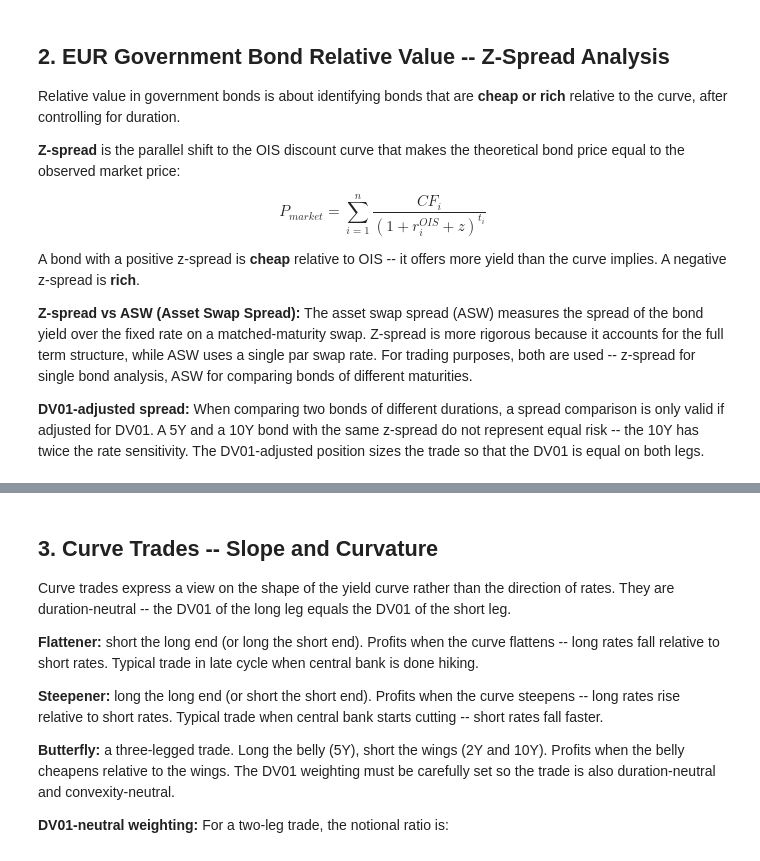
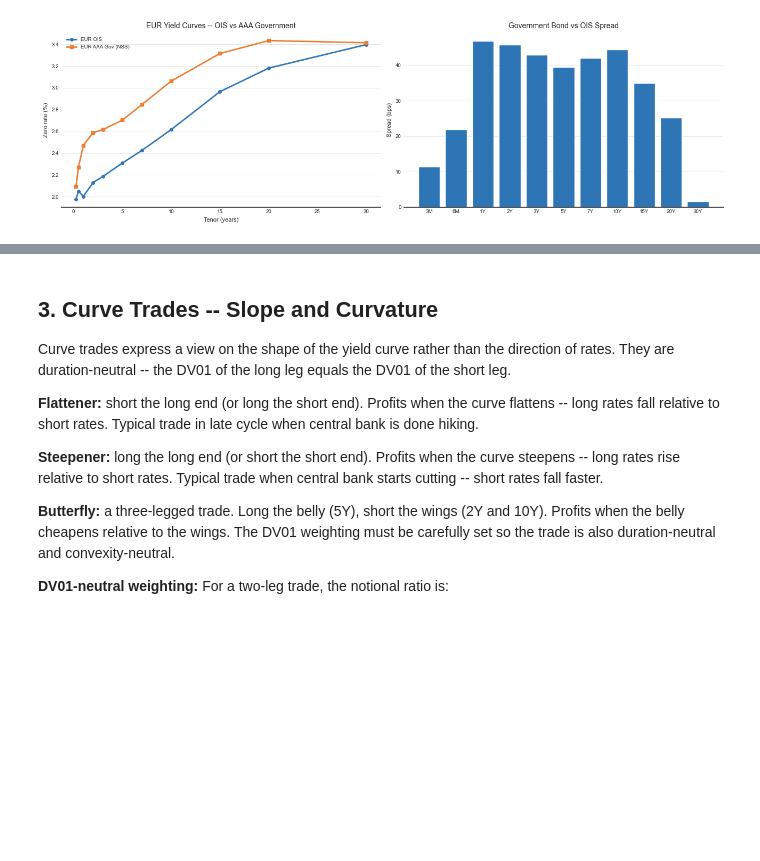
Before and after one commit to mrspatbile/quant-risk-engine, a Jupyter notebook: notebooks/02_asset_pricing/08_fi_strategy_rv.ipynb, the cells around one changed output, grey strips where cells are left out. Saved outputs shown, nothing was run; the diff lists cells and outputs as text; code cells hidden in the pictures; blank space fills up the shorter version.

```diff
--- a/notebooks/02_asset_pricing/08_fi_strategy_rv.ipynb
+++ b/notebooks/02_asset_pricing/08_fi_strategy_rv.ipynb
@@ -56,0 +66,11 @@ day_count = ql.Actual365Fixed()
+# %%
+# correcting date from OIS curve to match NSS curve
+if nss_curve.valuation_date != ois_curve.valuation_date:
+    latest_nss = nss_curve   # keep the live one for reference
+    nss_curve  = NSSCurve.from_ecb(rating='AAA', last_n=60, date=ois_curve.valuation_date)
+    print(f"NSS aligned: {nss_curve.valuation_date} (latest available: {latest_nss.valuation_date})")
+else:
+    print(f"NSS and OIS already aligned: {nss_curve.valuation_date}")
+
+print(f"OIS valuation date: {ois_curve.valuation_date}")
+print(f"NSS valuation date: {nss_curve.valuation_date}")
@@ -126,63 +204,34 @@ for label, rate in ois_rates.items():
 # the scarcity premium -- government bonds trade rich to OIS because
 # of LCR demand, repo specialness, and safe-haven flows.
 
 nss_rates = {label: nss_curve.zero_rate(T) for label, T in key_tenors.items()}
 gov_ois_spread = {label: nss_rates[label] - ois_rates[label] for label in key_tenors}
 
 fig, axes = plt.subplots(1, 2, figsize=(13, 4))
 
 tenors_list = list(key_tenors.values())
 labels_list = list(key_tenors.keys())
 
 axes[0].plot(tenors_list, list(ois_rates.values()), color=C1, linewidth=2,
              marker='o', markersize=4, label='EUR OIS')
 axes[0].plot(tenors_list, list(nss_rates.values()), color=C2, linewidth=2,
              marker='s', markersize=4, label='EUR AAA Gov (NSS)')
 axes[0].set_xlabel('Tenor (years)')
 axes[0].set_ylabel('Zero rate (%)')
 axes[0].set_title('EUR Yield Curves -- OIS vs AAA Government')
 axes[0].legend()
 axes[0].spines['bottom'].set_color('#555555')
 
 spread_vals = list(gov_ois_spread.values())
 colors_spread = [C4 if v < 0 else C1 for v in spread_vals]
 axes[1].bar(labels_list, [v * 100 for v in spread_vals],
             color=colors_spread, edgecolor='white')
 axes[1].axhline(0, color='grey', linewidth=0.8)
 axes[1].set_ylabel('Spread (bps)')
-axes[1].set_title('Government Bond vs OIS Spread (scarcity premium)')
-axes[1].tick_params(axis='x', rotation=30)
+axes[1].set_title('Government Bond vs OIS Spread')
+axes[1].tick_params(axis='x')
 axes[1].spines['bottom'].set_color('#555555')
 
 plt.tight_layout()
-plt.show()
-
-print("Negative spread = government bonds trade RICH to OIS")
-print("(investors accept lower yield on government bonds -- LCR demand, safe haven)")
+# %% [output]
+[figure, added]
-# %% [markdown]
-## 2. EUR Government Bond Relative Value -- Z-Spread Analysis
-
-Relative value in government bonds is about identifying bonds that are
-**cheap or rich** relative to the curve, after controlling for duration.
-
-**Z-spread** is the parallel shift to the OIS discount curve that makes
-the theoretical bond price equal to the observed market price:
-
-$$P_{market} = \sum_{i=1}^{n} \frac{CF_i}{(1 + r_i^{OIS} + z)^{t_i}}$$
-
-A bond with a positive z-spread is **cheap** relative to OIS -- it
-offers more yield than the curve implies. A negative z-spread is **rich**.
-
-**Z-spread vs ASW (Asset Swap Spread):**
-The asset swap spread (ASW) measures the spread of the bond yield over
-the fixed rate on a matched-maturity swap. Z-spread is more rigorous
-because it accounts for the full term structure, while ASW uses a
-single par swap rate. For trading purposes, both are used -- z-spread
-for single bond analysis, ASW for comparing bonds of different maturities.
-
-**DV01-adjusted spread:**
-When comparing two bonds of different durations, a spread comparison
-is only valid if adjusted for DV01. A 5Y and a 10Y bond with the same
-z-spread do not represent equal risk -- the 10Y has twice the rate
-sensitivity. The DV01-adjusted position sizes the trade so that the
-DV01 is equal on both legs.
```
Also changed, not shown: parts of 28 cells of this notebook.
